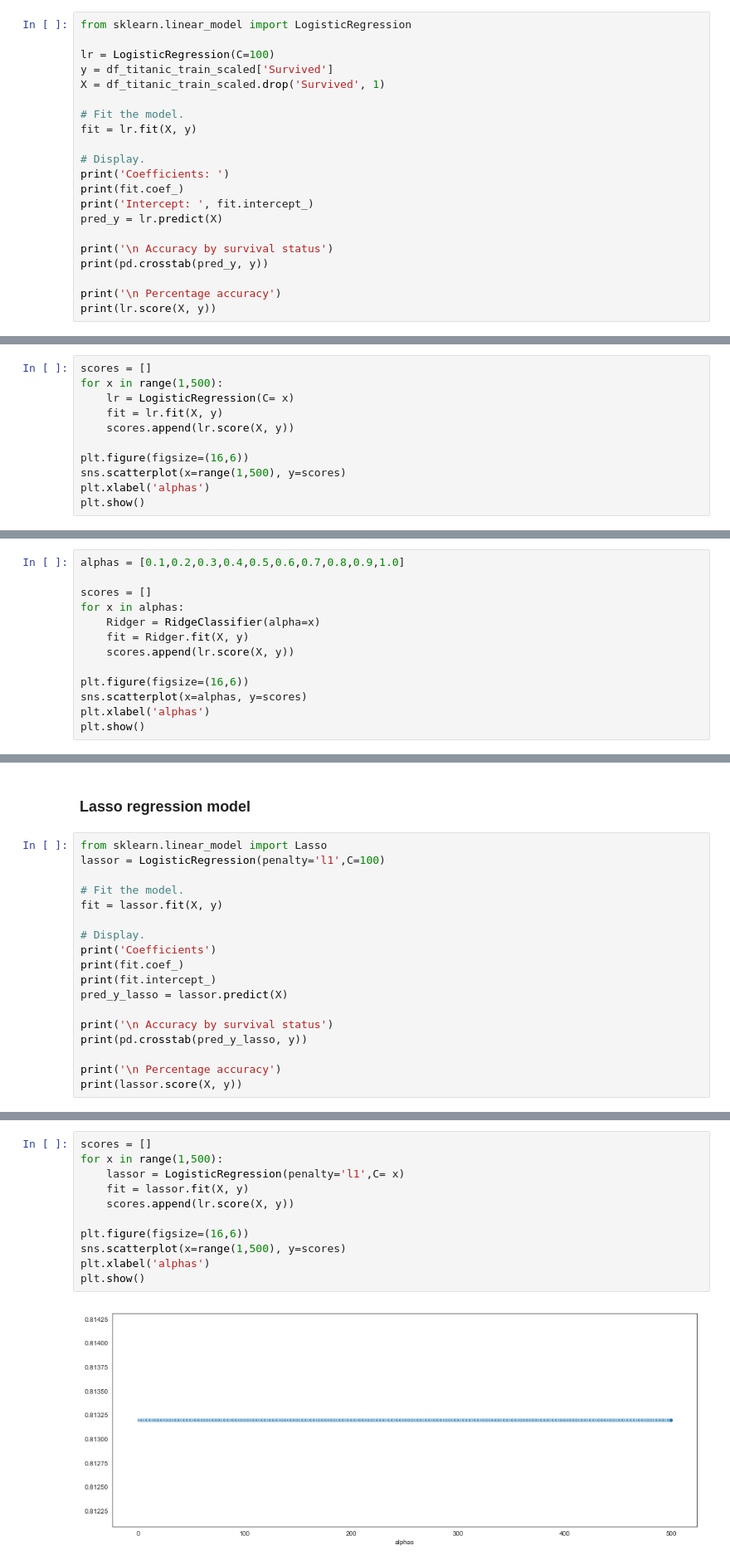
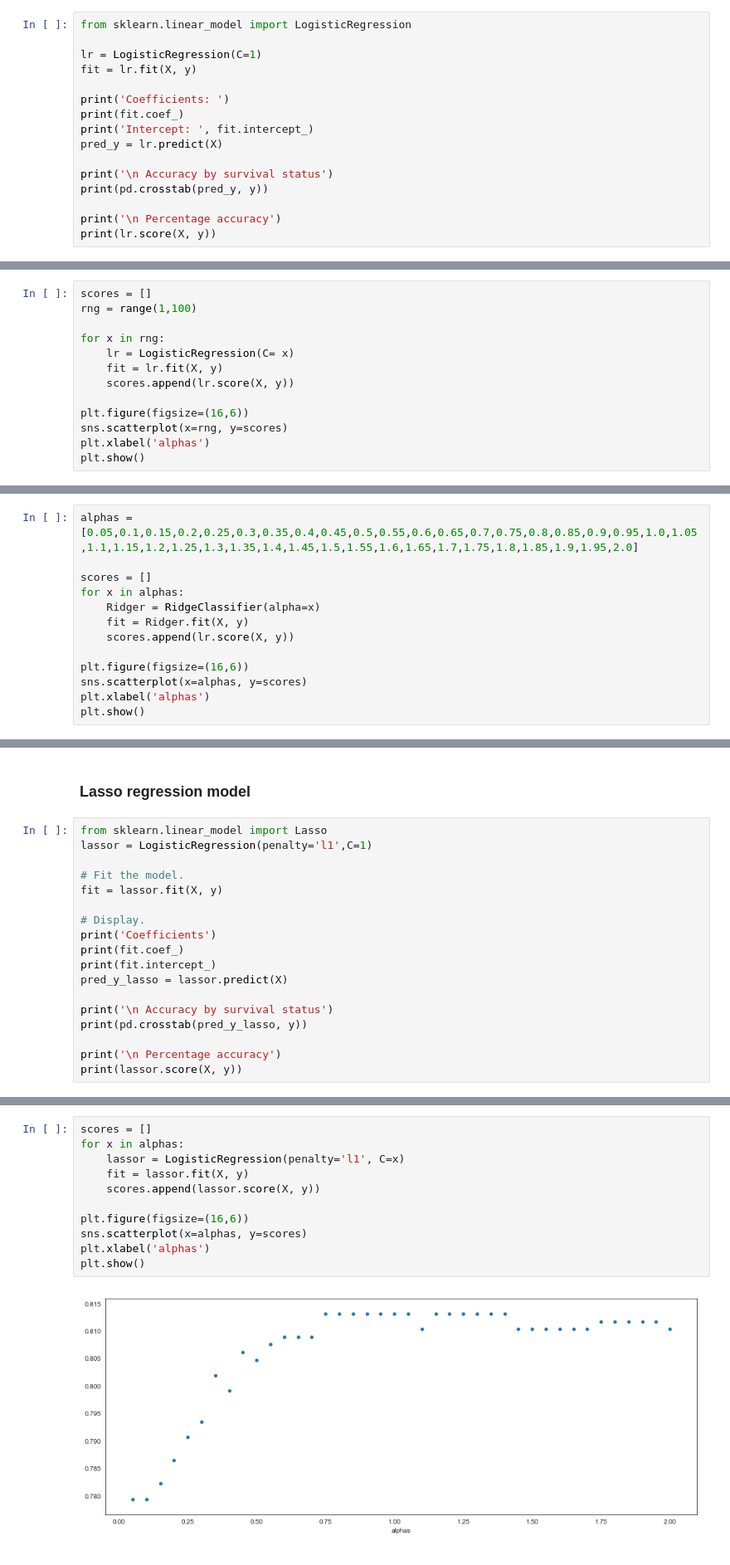
Before and after one commit to kylemcorliss/Thinkful, a Jupyter notebook: Assignments/Deeper Supervised Learning (U3)/Challenge - advanced regression (3.3.4).ipynb, the cells around one changed output, grey strips where cells are left out. Shown at 83% size. Cells and saved outputs as stored; diff of their text form.

```diff
--- a/Assignments/Deeper Supervised Learning (U3)/Challenge - advanced regression (3.3.4).ipynb
+++ b/Assignments/Deeper Supervised Learning (U3)/Challenge - advanced regression (3.3.4).ipynb
@@ -217,14 +242,9 @@ df_titanic_train_scaled = pd.DataFrame(scaler.fit_transform(df_titanic_train), c
 # %%
 from sklearn.linear_model import LogisticRegression
 
-lr = LogisticRegression(C=100)
-y = df_titanic_train_scaled['Survived']
-X = df_titanic_train_scaled.drop('Survived', 1)
-
-# Fit the model.
+lr = LogisticRegression(C=1)
 fit = lr.fit(X, y)
 
-# Display.
 print('Coefficients: ')
 print(fit.coef_)
 print('Intercept: ', fit.intercept_)
@@ -257,12 +273,14 @@ row_0
 # %%
 scores = []
-for x in range(1,500):
+rng = range(1,100)
+
+for x in rng:
     lr = LogisticRegression(C= x)
     fit = lr.fit(X, y)
     scores.append(lr.score(X, y))
 
 plt.figure(figsize=(16,6))
-sns.scatterplot(x=range(1,500), y=scores)
+sns.scatterplot(x=rng, y=scores)
 plt.xlabel('alphas')
 plt.show()
 # %% [output]
@@ -318,5 +332,5 @@ array([0.69230769, 0.83216783, 0.77622378, 0.76056338, 0.80141844])
 # %%
-alphas = [0.1,0.2,0.3,0.4,0.5,0.6,0.7,0.8,0.9,1.0]
+alphas = [0.05,0.1,0.15,0.2,0.25,0.3,0.35,0.4,0.45,0.5,0.55,0.6,0.65,0.7,0.75,0.8,0.85,0.9,0.95,1.0,1.05,1.1,1.15,1.2,1.25,1.3,1.35,1.4,1.45,1.5,1.55,1.6,1.65,1.7,1.75,1.8,1.85,1.9,1.95,2.0]
 
 scores = []
 for x in alphas:
@@ -334,7 +348,7 @@ plt.show()
 ### Lasso regression model
 # %%
 from sklearn.linear_model import Lasso
-lassor = LogisticRegression(penalty='l1',C=100)
+lassor = LogisticRegression(penalty='l1',C=1)
 
 # Fit the model.
 fit = lassor.fit(X, y)
@@ -375,13 +386,13 @@ array([0.71328671, 0.82517483, 0.76223776, 0.78873239, 0.80851064])
 # %%
 scores = []
-for x in range(1,500):
-    lassor = LogisticRegression(penalty='l1',C= x)
+for x in alphas:
+    lassor = LogisticRegression(penalty='l1', C=x)
     fit = lassor.fit(X, y)
-    scores.append(lr.score(X, y))
+    scores.append(lassor.score(X, y))
 
 plt.figure(figsize=(16,6))
-sns.scatterplot(x=range(1,500), y=scores)
+sns.scatterplot(x=alphas, y=scores)
 plt.xlabel('alphas')
 plt.show()
 # %% [output]
-[figure, old version]
+[figure, new version]
```
Also changed, not shown: parts of 27 cells of this notebook.
